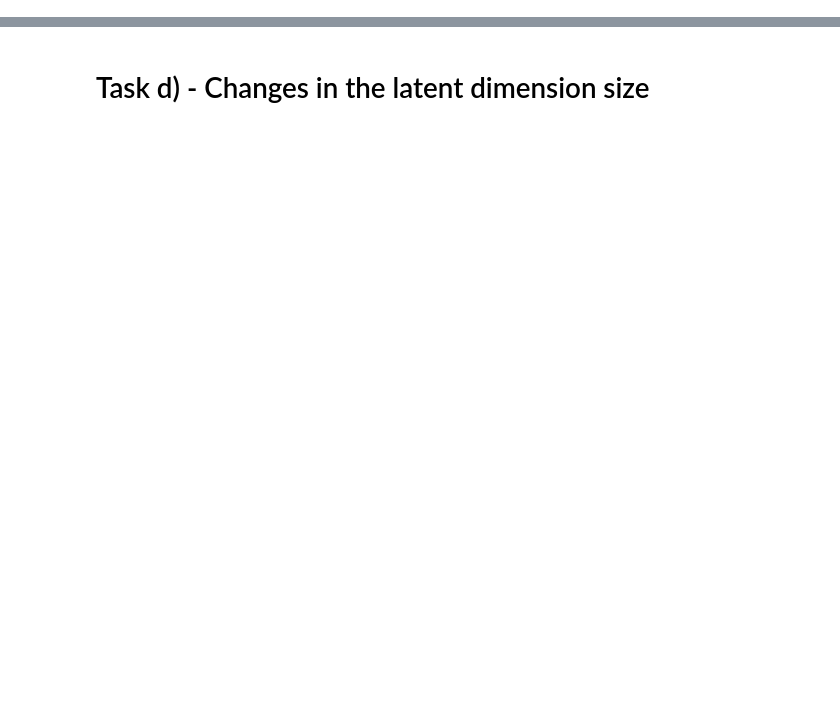
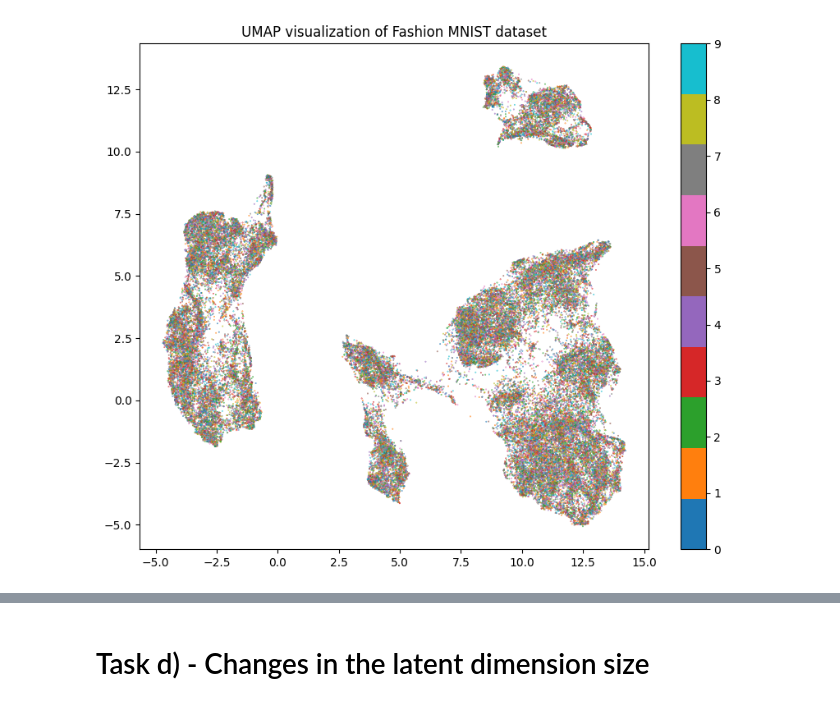
Before and after one commit to Avolord/DeepLearning, a Jupyter notebook: Exercise2/exercise2_newTry.ipynb, the cells around one changed output, grey strips where cells are left out. Saved outputs shown, nothing was run; the diff lists cells and outputs as text; code cells hidden in the pictures; blank space fills up the shorter version.

```diff
--- a/Exercise2/exercise2_newTry.ipynb
+++ b/Exercise2/exercise2_newTry.ipynb
@@ -197,0 +209,15 @@ plt.show()
+# %%
+import umap
+
+# Apply UMAP for dimensionality reduction
+reducer = umap.UMAP()
+embedding = reducer.fit_transform(latent_space_data)
+
+# Visualize the embedding
+plt.figure(figsize=(10, 8))
+plt.scatter(embedding[:, 0], embedding[:, 1], c=train_loader.dataset.targets, cmap='tab10', s=0.1)
+plt.colorbar()
+plt.title('UMAP visualization of Fashion MNIST dataset')
+plt.show()
+# %% [output]
+[figure, added]
```
Also changed, not shown: parts of 10 cells of this notebook.
